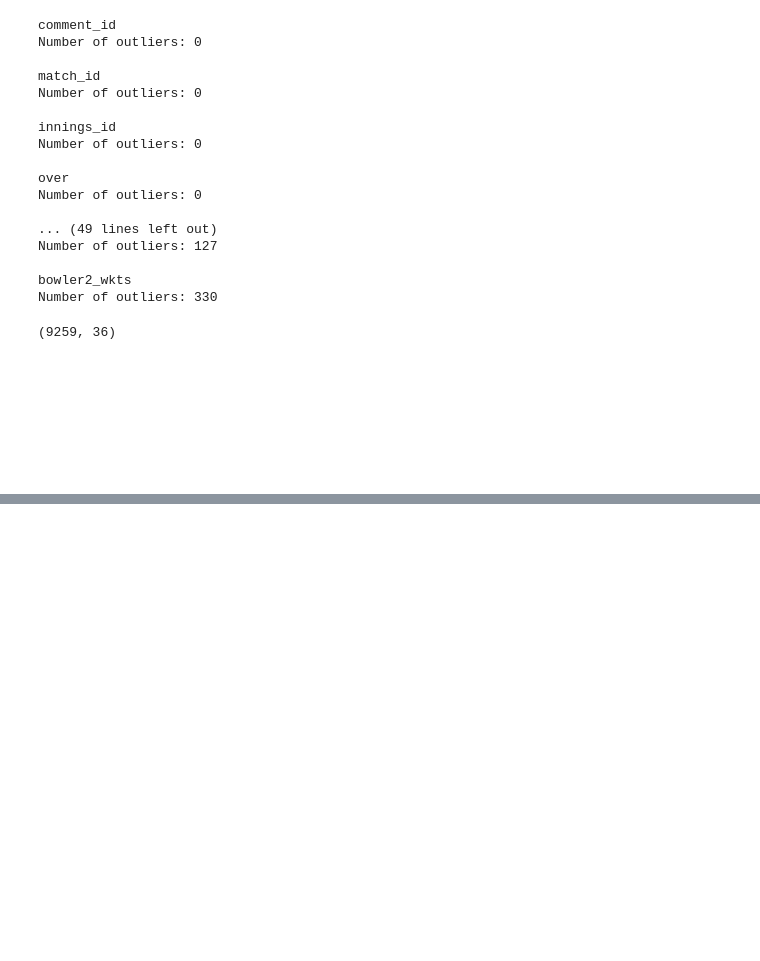
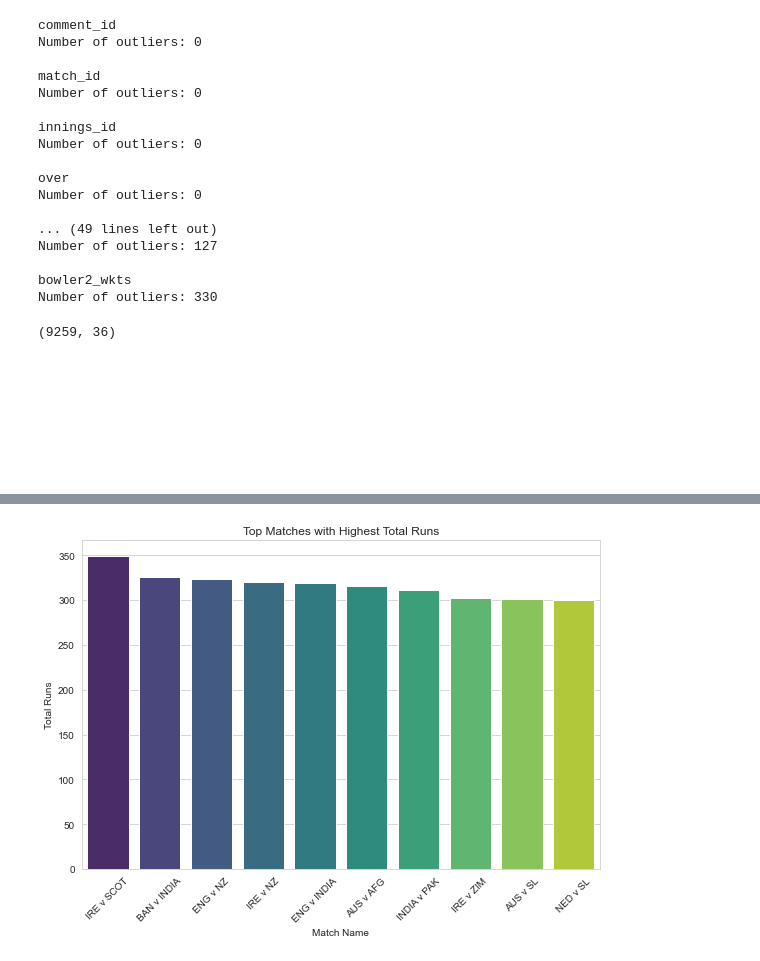
Before and after one commit to Ogutu01/T-20-World-Cup-2022-Data-Analysis, a Jupyter notebook: index.ipynb, the cells around one changed output, grey strips where cells are left out. Drawn from its saved outputs; the diff is of its cells as text; code cells hidden in the pictures; blank space fills up the shorter version.

```diff
--- a/index.ipynb
+++ b/index.ipynb
@@ -231,0 +295,21 @@ plt.show()
+# %%
+# Group the dataframe by match name and sum the runs for each match
+match_total_runs = data.groupby('match_name')['runs'].sum()
+
+# Sort the matches based on total runs in descending order
+sorted_matches = match_total_runs.sort_values(ascending=False)
+
+# Get the top N matches with the highest total runs
+top_n_matches = sorted_matches.head(10)  # Change 10 to the desired number of top matches
+
+# Plot the top matches with the highest total runs
+plt.figure(figsize=(8, 6))
+sns.barplot(x=top_n_matches.index, y=top_n_matches.values, palette='viridis')
+plt.title('Top Matches with Highest Total Runs')
+plt.xlabel('Match Name')
+plt.ylabel('Total Runs')
+plt.xticks(rotation=45)  # Rotate x-axis labels for better readability
+plt.tight_layout()
+plt.show()
+# %% [output]
+[figure, added]
```
Also changed, not shown: parts of 14 cells of this notebook.
